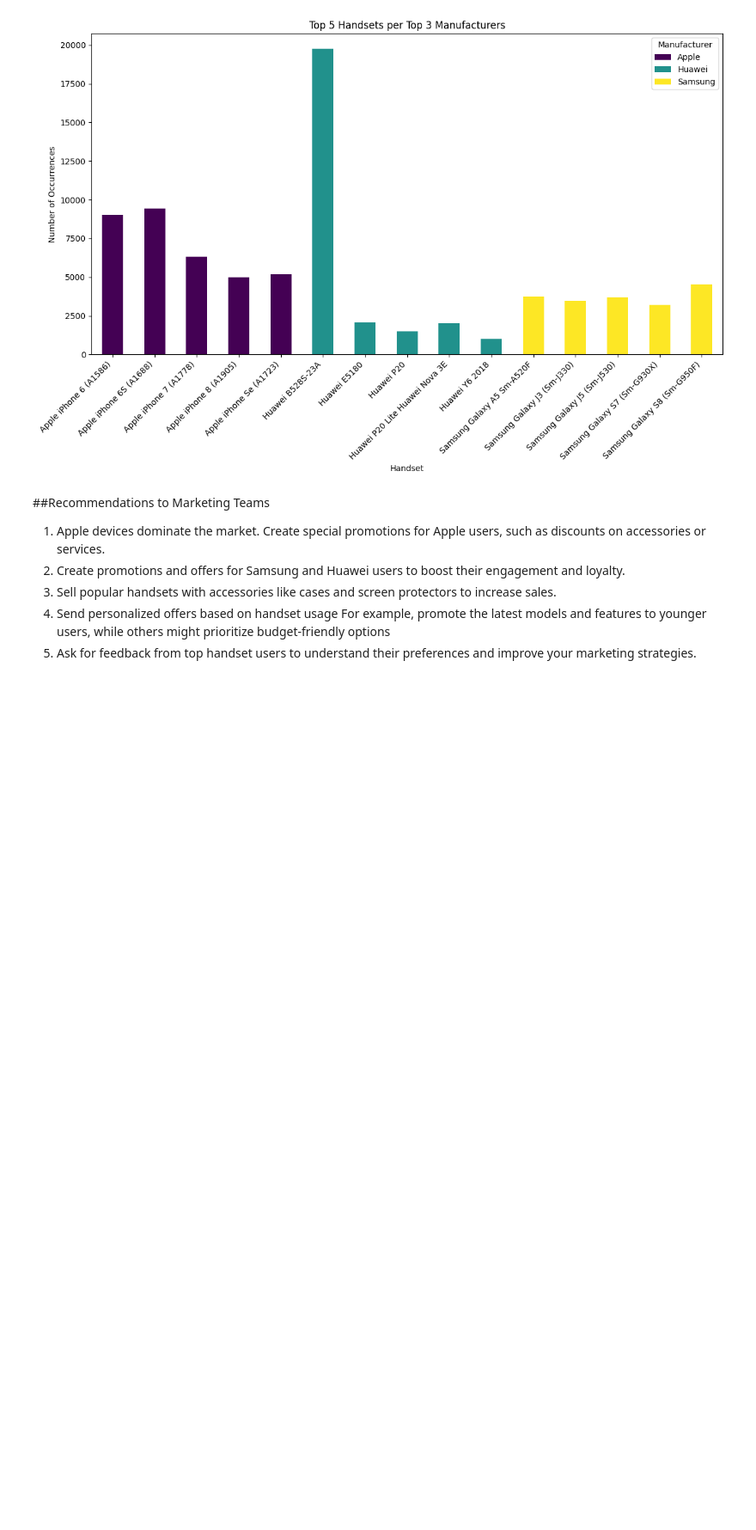
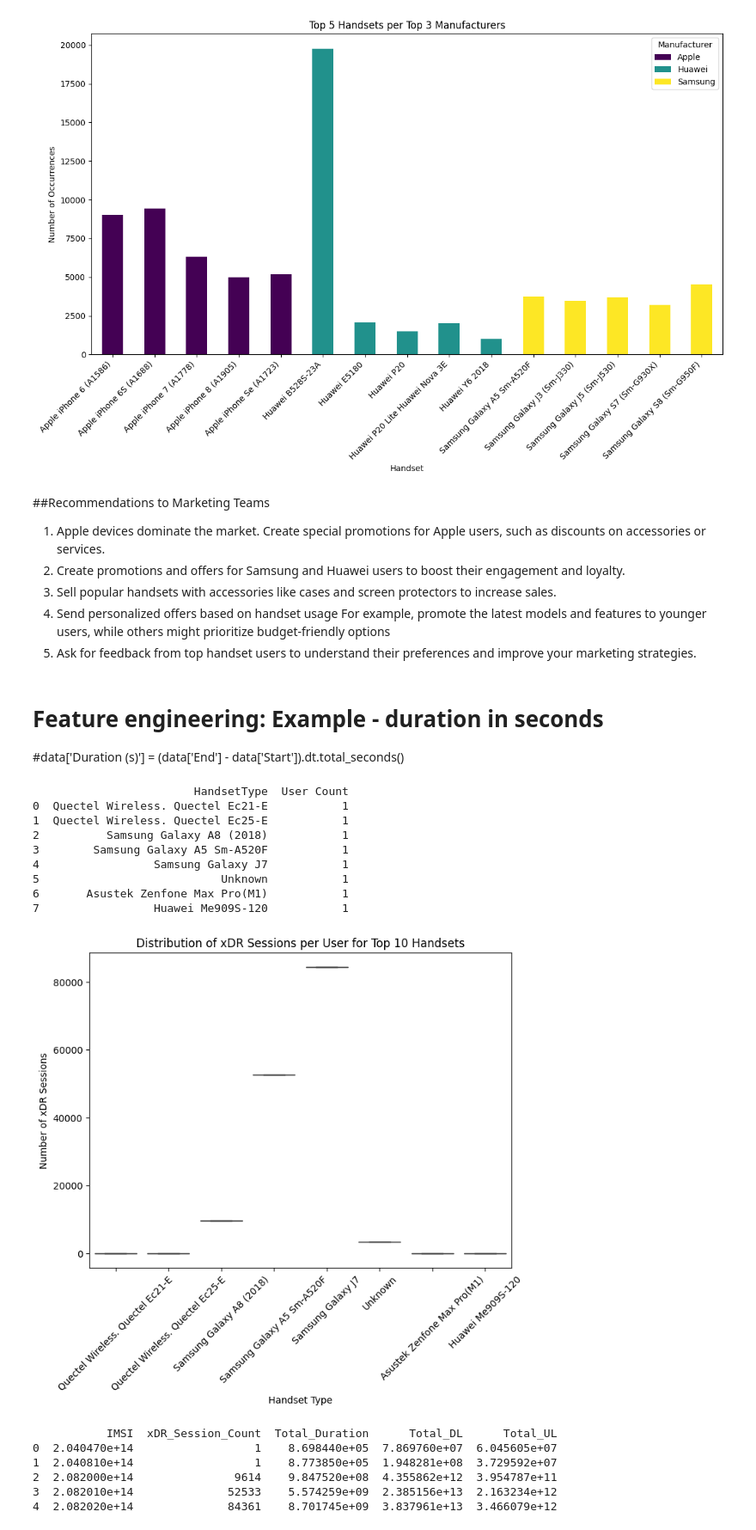
Before and after one commit to santoshdhalwalkar/Telecommunication, a Jupyter notebook: Telecommunication.ipynb, the cells around one changed output. Shown at 86% size. Saved outputs shown, nothing was run; the diff lists cells and outputs as text; code cells hidden in the pictures; blank space fills up the shorter version.

```diff
--- a/Telecommunication.ipynb
+++ b/Telecommunication.ipynb
@@ -683,3 +697,67 @@ plt.show()
 3.   Sell popular handsets with accessories like cases and screen protectors to increase sales.
 4.   Send personalized offers based on handset usage  For example, promote the latest models and features to younger users, while others might prioritize budget-friendly options
 5.   Ask for feedback from top handset users to understand their preferences and improve your marketing strategies.
+# %% [markdown]
+# Feature engineering: Example - duration in seconds
+#data['Duration (s)'] = (data['End'] - data['Start']).dt.total_seconds()
+# %%
+
+# Group by user identifier (IMSI) and count the number of xDR sessions per user
+user_session_count = df.groupby('IMSI').size().reset_index(name='xDR_Session_Count')
+
+# Extract the handsets used by each user
+user_handset = df.groupby('IMSI')['HandsetType'].first().reset_index()
+
+# Merge the session count and handset data
+user_data = pd.merge(user_session_count, user_handset, on='IMSI')
+
+# Aggregate to find the top 10 handsets by the number of users
+top_handsets = user_data['HandsetType'].value_counts().nlargest(10).reset_index()
+top_handsets.columns = ['HandsetType', 'User Count']
+
+# Display the top 10 handsets
+print(top_handsets)
+
+
+
+# Optionally, analyze the distribution of xDR sessions for the top 10 handsets
+top_handset_users = user_data[user_data['HandsetType'].isin(top_handsets['HandsetType'])]
+
+# Plot the distribution of the number of xDR sessions per user for the top 10 handsets
+plt.figure(figsize=(8, 6))
+sns.boxplot(x='HandsetType', y='xDR_Session_Count', data=top_handset_users, order=top_handsets['HandsetType'])
+plt.xticks(rotation=45)
+plt.title('Distribution of xDR Sessions per User for Top 10 Handsets')
+plt.xlabel('Handset Type')
+plt.ylabel('Number of xDR Sessions')
+plt.show()
+# %% [output]
+                        HandsetType  User Count
+0  Quectel Wireless. Quectel Ec21-E           1
+1  Quectel Wireless. Quectel Ec25-E           1
+2          Samsung Galaxy A8 (2018)           1
+3        Samsung Galaxy A5 Sm-A520F           1
+4                 Samsung Galaxy J7           1
+5                           Unknown           1
+6       Asustek Zenfone Max Pro(M1)           1
+7                 Huawei Me909S-120           1
+[figure, added]
+# %%
+# Aggregate the required information per user
+user_aggregated_data = df.groupby('IMSI').agg(
+    xDR_Session_Count=('IMSI', 'size'),
+    Total_Duration=('Durms', 'sum'),
+    Total_DL=('Total_DL', 'sum'),
+    Total_UL=('Total_UL', 'sum'),
+
+).reset_index()
+
+# Display the first few rows of the aggregated data
+print(user_aggregated_data.head())
+# %% [output]
+           IMSI  xDR_Session_Count  Total_Duration      Total_DL      Total_UL
+0  2.040470e+14                  1    8.698440e+05  7.869760e+07  6.045605e+07
+1  2.040810e+14                  1    8.773850e+05  1.948281e+08  3.729592e+07
+2  2.082000e+14               9614    9.847520e+08  4.355862e+12  3.954787e+11
+3  2.082010e+14              52533    5.574259e+09  2.385156e+13  2.163234e+12
+4  2.082020e+14              84361    8.701745e+09  3.837961e+13  3.466079e+12
```
Also changed, not shown: parts of 8 cells of this notebook.
